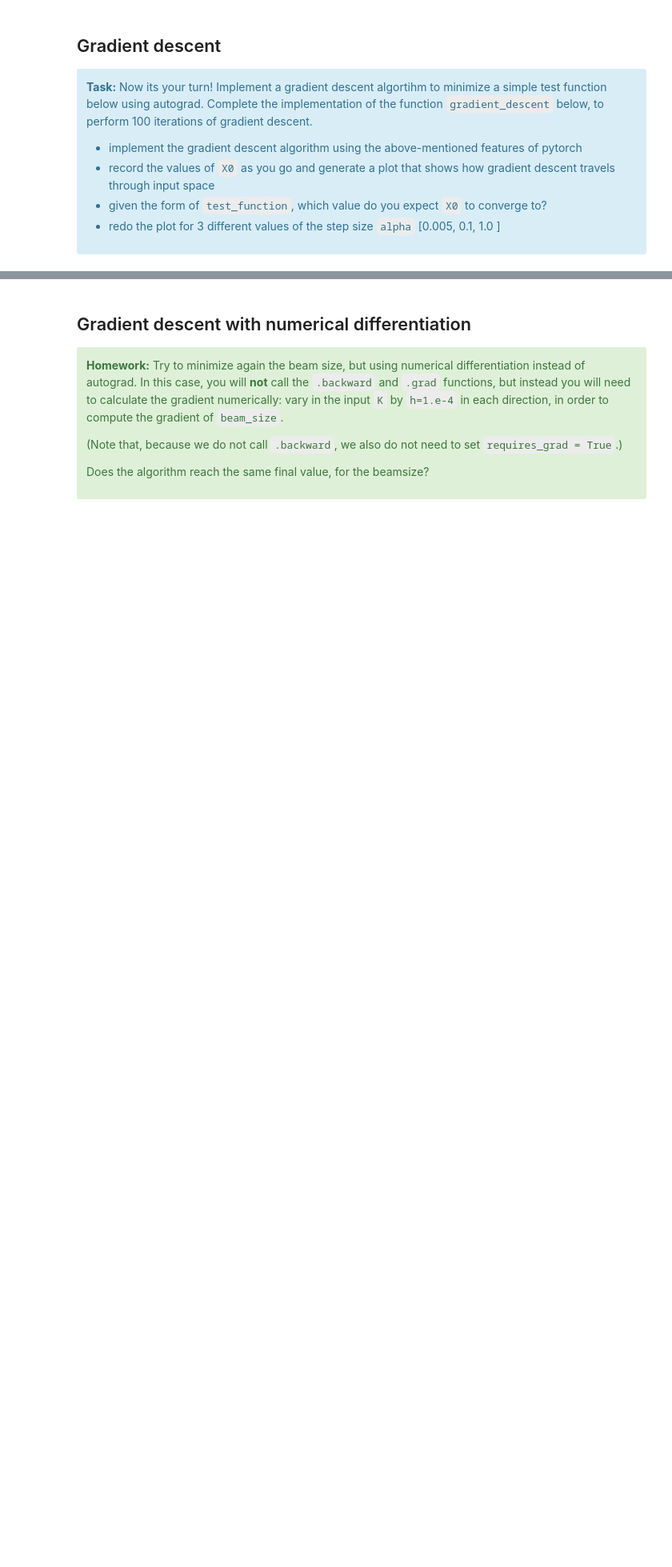
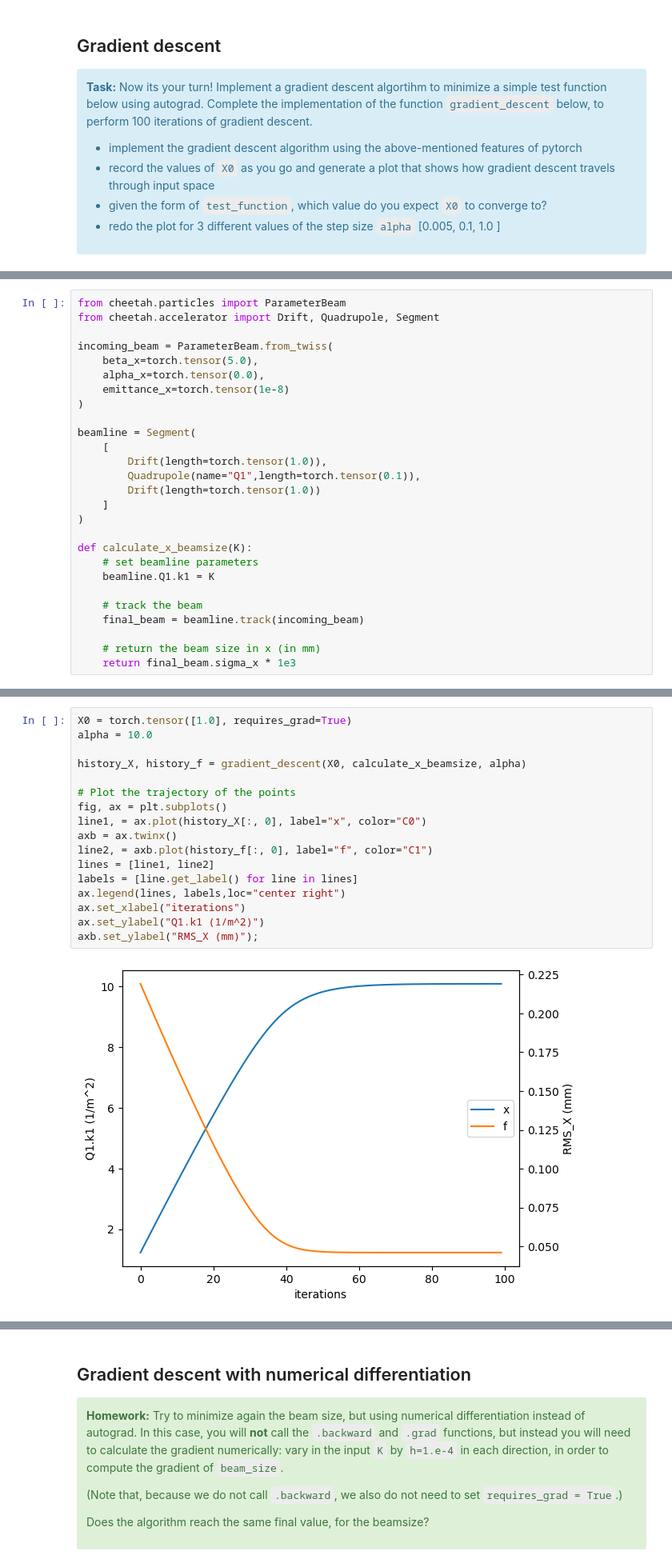
Before and after one commit to uspas/optimization_and_ml, a Jupyter notebook: labs/lab_01/lab_01.ipynb, the cells around one changed output, grey strips where cells are left out. Shown at 80% size. Drawn from its saved outputs; the diff is of its cells as text; blank space fills up the shorter version.

```diff
--- a/labs/lab_01/lab_01.ipynb
+++ b/labs/lab_01/lab_01.ipynb
@@ -330,2 +339,29 @@ def beamsize(K , noise = 0.0):
+# %%
+from cheetah.particles import ParameterBeam
+from cheetah.accelerator import Drift, Quadrupole, Segment
+
+incoming_beam = ParameterBeam.from_twiss(
+    beta_x=torch.tensor(5.0),
+    alpha_x=torch.tensor(0.0),
+    emittance_x=torch.tensor(1e-8)
+)
+
+beamline = Segment(
+    [
+        Drift(length=torch.tensor(1.0)),
+        Quadrupole(name="Q1",length=torch.tensor(0.1)),
+        Drift(length=torch.tensor(1.0))
+    ]
+)
+
+def calculate_x_beamsize(K):
+    # set beamline parameters
+    beamline.Q1.k1 = K
+
+    # track the beam
+    final_beam = beamline.track(incoming_beam)
+
+    # return the beam size in x (in mm)
+    return final_beam.sigma_x * 1e3
 # %%
 #example usage
@@ -354,0 +380,19 @@ K = torch.tensor([1.0, -1.0, 0.5], requires_grad = True)
+# %%
+X0 = torch.tensor([1.0], requires_grad=True)
+alpha = 10.0
+
+history_X, history_f = gradient_descent(X0, calculate_x_beamsize, alpha)
+
+# Plot the trajectory of the points
+fig, ax = plt.subplots()
+line1, = ax.plot(history_X[:, 0], label="x", color="C0")
+axb = ax.twinx()
+line2, = axb.plot(history_f[:, 0], label="f", color="C1")
+lines = [line1, line2]
+labels = [line.get_label() for line in lines]
+ax.legend(lines, labels,loc="center right")
+ax.set_xlabel("iterations")
+ax.set_ylabel("Q1.k1 (1/m^2)")
+axb.set_ylabel("RMS_X (mm)");
+# %% [output]
+[figure, added]
```
Also changed, not shown: parts of 30 cells of this notebook, 8 other files.
